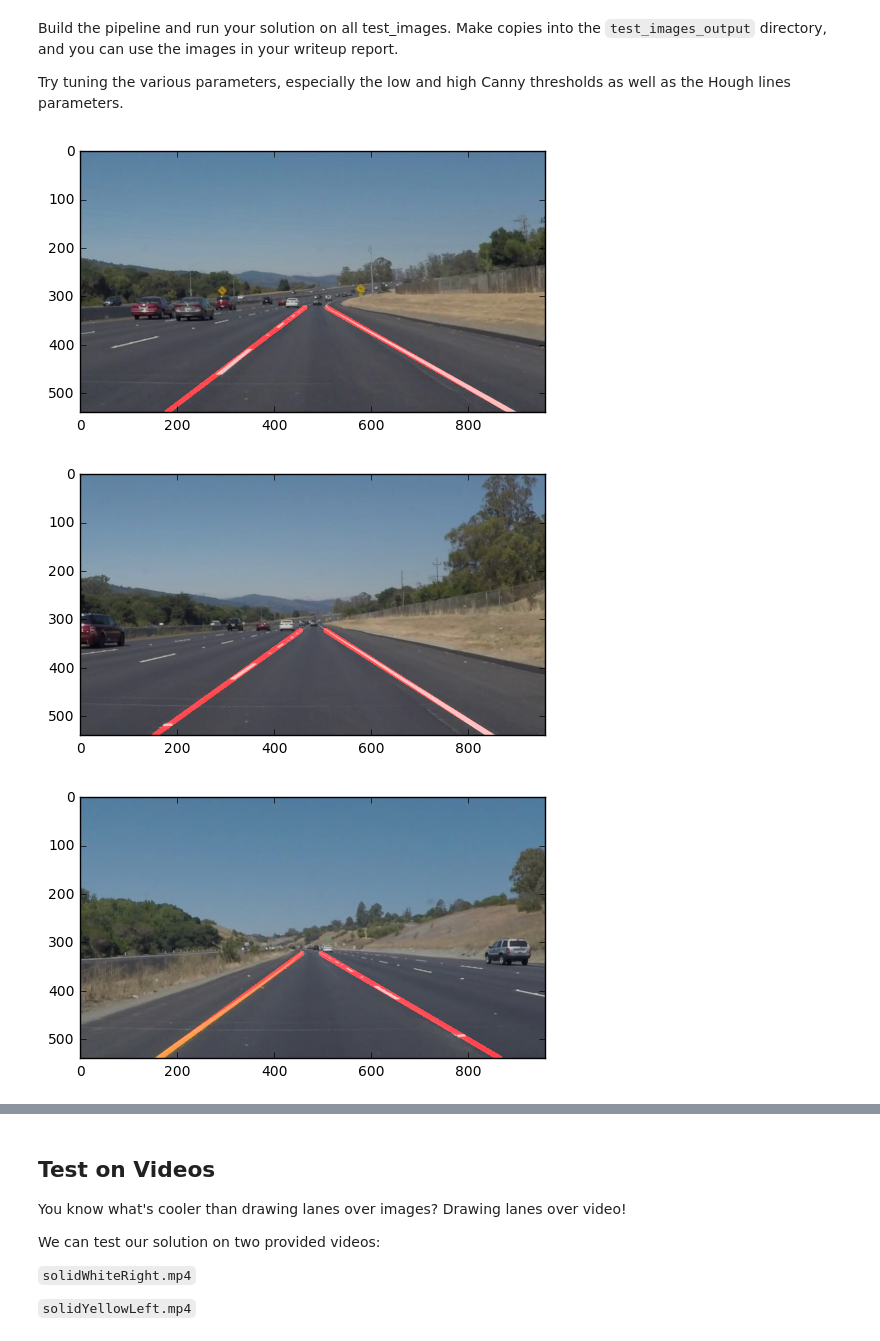
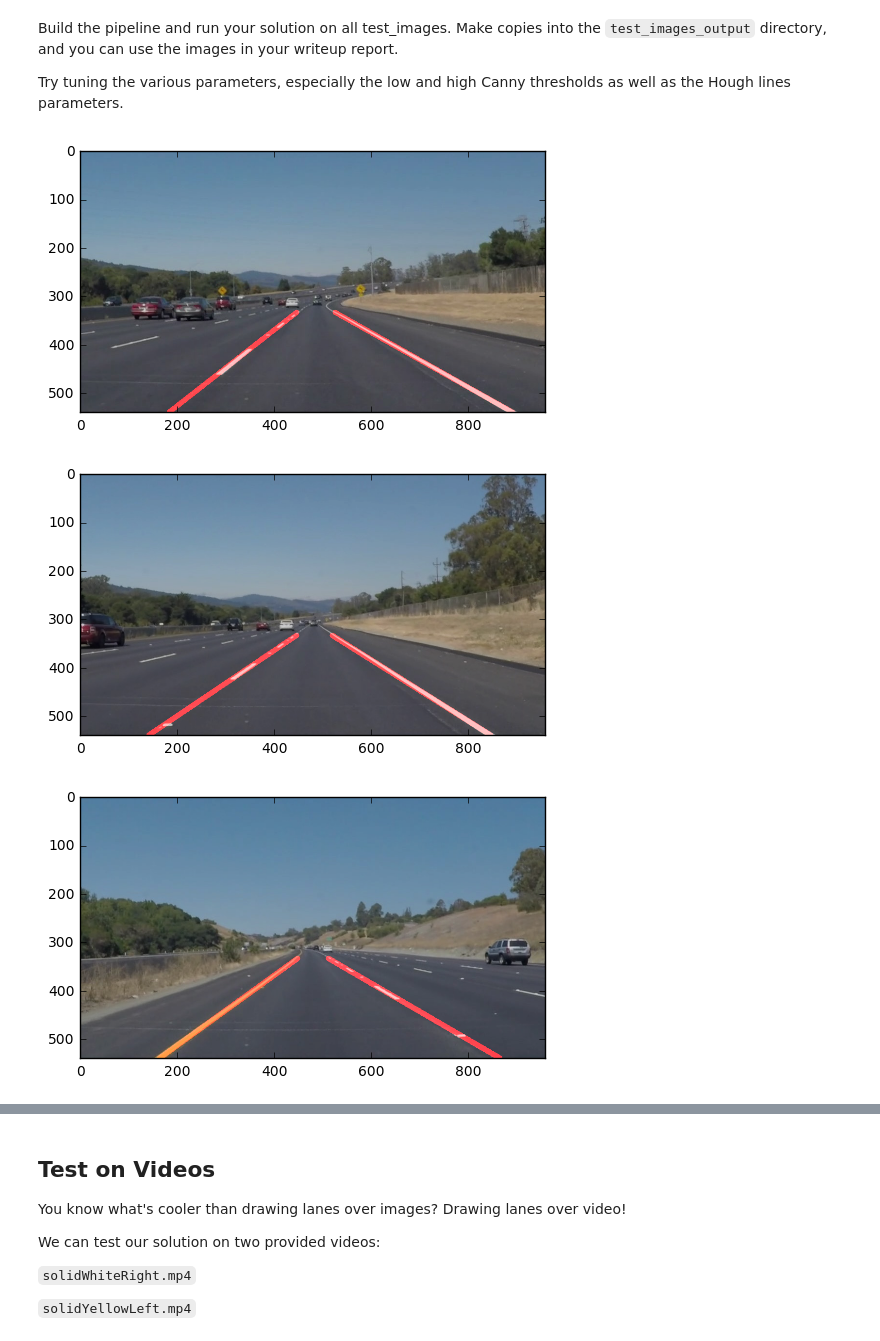
Before and after one commit to hecspc/CarND-LaneLines-P1, a Jupyter notebook: P1.ipynb, the cells around one changed output, grey strips where cells are left out. Saved outputs shown, nothing was run; the diff lists cells and outputs as text; code cells hidden in the pictures.

```diff
--- a/P1.ipynb
+++ b/P1.ipynb
@@ -183,10 +183,10 @@ def average_lines(img, lines):
                     right_lines.append(line)
 
     bottom_y = int(img.shape[0])
-    top_y = int(img.shape[0] * 0.6)
+    top_y = int(img.shape[0] * 0.62)
 
-    last_history = 20
-    sigma = 3
+    last_history = 15
+    sigma = 2
 
     if (len(left_lines) != 0):
         left_mean    = np.mean(left_lines,0)
@@ -194,7 +194,7 @@ def average_lines(img, lines):
         left_line = line_by_point(left_mean, top_y, bottom_y)
         lx1, ly1, lx2, ly2 = left_line[0]
         slope = (ly2 - ly1) / (lx2 - lx1)
-        if (len(left_lines_history) < 20 or math.fabs(slope - np.mean(left_slopes)) < sigma * np.std(left_slopes)):
+        if (len(left_lines_history) < 60 or math.fabs(slope - np.mean(left_slopes)) < sigma * np.std(left_slopes)):
             left_lines_history.append(left_line)
             left_slopes.append(slope)
 
@@ -223,6 +223,7 @@ def hough_lines(img, rho, theta, threshold, min_line_len, max_line_gap):
     """
     lines = cv2.HoughLinesP(img, rho, theta, threshold, np.array([]), minLineLength=min_line_len, maxLineGap=max_line_gap)
     line_img = np.zeros((img.shape[0], img.shape[1], 3), dtype=np.uint8)
+
     avg_lines = average_lines(line_img, lines)
     if (len(avg_lines) != 0):
         draw_lines(line_img, avg_lines, [255, 0, 0], 10)
@@ -277,35 +278,40 @@ def lane_finder(image):
 
     low_threshold = 50
     high_threshold = 150
     edges = canny(blur_gray, low_threshold, high_threshold)
 
     imshape = image.shape
-    vertices = np.array([[(0,imshape[0]),(imshape[1]*0.48, imshape[0]*0.6), (imshape[1] * 0.55 , imshape[0]* 0.6), (imshape[1],imshape[0])]], dtype=np.int32)
+    height = 0.62
+    width = 0.02
+    vertices = np.array([[(0, imshape[0]),
+                          (imshape[1] * (0.5 - width), imshape[0] * height),
+                          (imshape[1] * (0.5 + width) , imshape[0]* height),
+                          (imshape[1],imshape[0])]],
+                        dtype=np.int32)
     masked_image = region_of_interest(edges, vertices)
-
     rho = 2
     theta =  np.pi/180
     threshold = 15
     min_line_length = 35
     max_line_gap = 20
     line_image = hough_lines(masked_image, rho, theta, threshold, min_line_length, max_line_gap)
 
     color_edges = np.dstack((edges, edges, edges))
 
     lines_edges = cv2.addWeighted(image, 0.8, line_image, 1, 0)
 
     return lines_edges
 
 
 # plt.imshow(image)
 for filename in os.listdir("test_images/"):
     image = mpimg.imread("test_images/" + filename)
     clear_lines_history()
     lane_img = lane_finder(image)
     plt.figure()
     plt.imshow(lane_img)
     mpimg.imsave("test_images_output/" + filename, lane_img)
 # %% [output]
-[figure, old version]
+[figure, new version]
-[figure, old version]
+[figure, new version]
-[figure, old version]
+[figure, new version]
```
Also changed, not shown: parts of 4 cells of this notebook, 36 other files.
